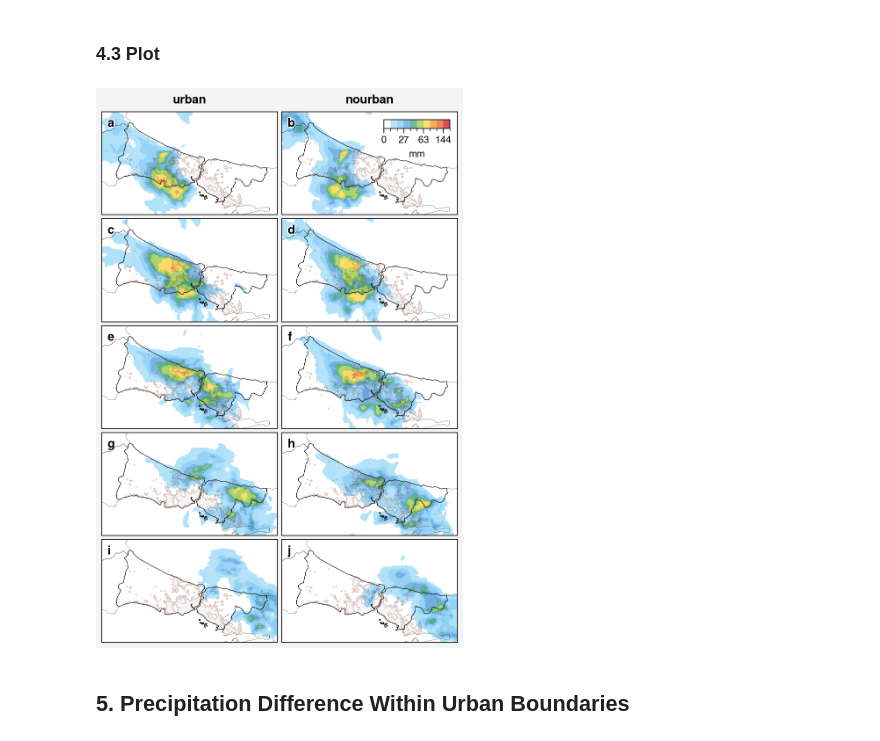
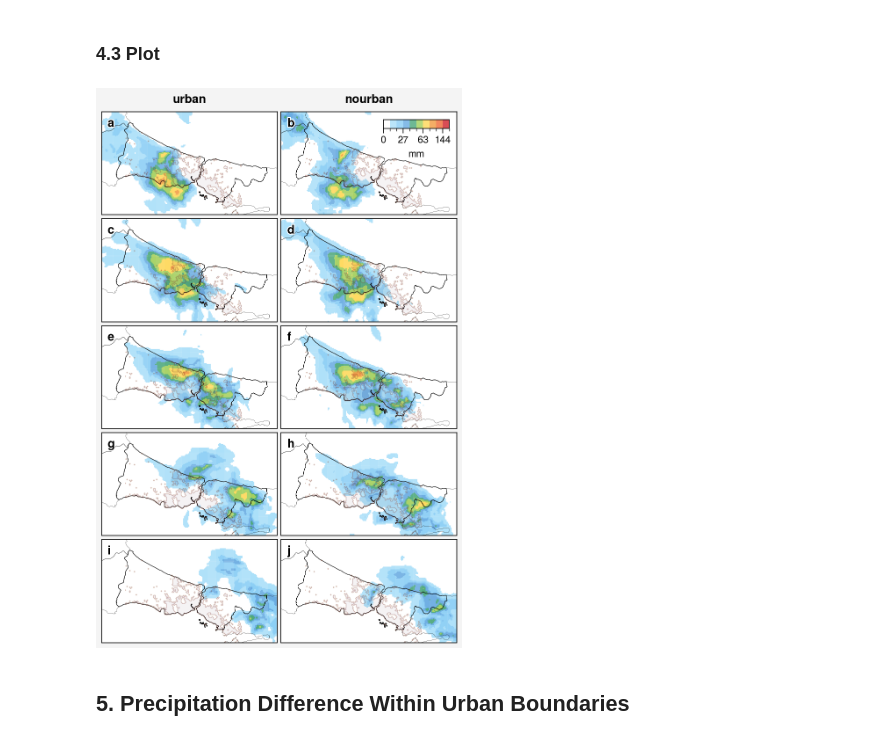
Before and after one commit to donmezkutay/Urban-Precipitation-Article-Istanbul, a Jupyter notebook: era5_precipitation_spatial_hourly.ipynb, the cells around one changed output. Cells and saved outputs as stored; diff of their text form; code cells hidden in the pictures.

```diff
--- a/era5_precipitation_spatial_hourly.ipynb
+++ b/era5_precipitation_spatial_hourly.ipynb
@@ -234,7 +234,7 @@ fig, axs = proplot.subplots(fig_array,
                             hratios=tuple(np.ones(len(fig_array), dtype=int)),
                             includepanels=True,
                             hspace=0.36,
-                            wspace=0.4,
+                            wspace=0.36,
                             sharey=0)
 
 # format whole figure
@@ -288,34 +288,34 @@ for i, t in zip(i_s, range(graphic_no)):
                             cmap = cmap,
                             norm=norm,
                             zorder = 0.2,
                             alpha=0.8)
 
     contour = axs[t].contourf(dt_border['lon'],
                             dt_border['lat'],
                             dt_border,
                             lw = 0.1,
                             alpha = 0.05,
 
                             )
 
 # colorbars
 axs[1].colorbar(mesh,
                  label='mm',
                  ticks = ticks,
                  loc='ur', length=6,  # length is em widths
                  tickminor=True, alpha=0.5,
                  width=0.8,
                  labelsize = 8,
                  ticklabelsize = 8,
                  frame=False,
                 )
 
 #save figure
 plt.savefig(r'pictures/era5_ENS_precipitation_hourly.jpeg',
             bbox_inches='tight', optimize=True,
             progressive=True, dpi=1000)
 # %% [output]
-[figure, old version]
+[figure, new version]
 # %% [markdown]
 ## 5. Precipitation Difference Within Urban Boundaries
 # %% [markdown]
```
Also changed, not shown: 3 other files.
